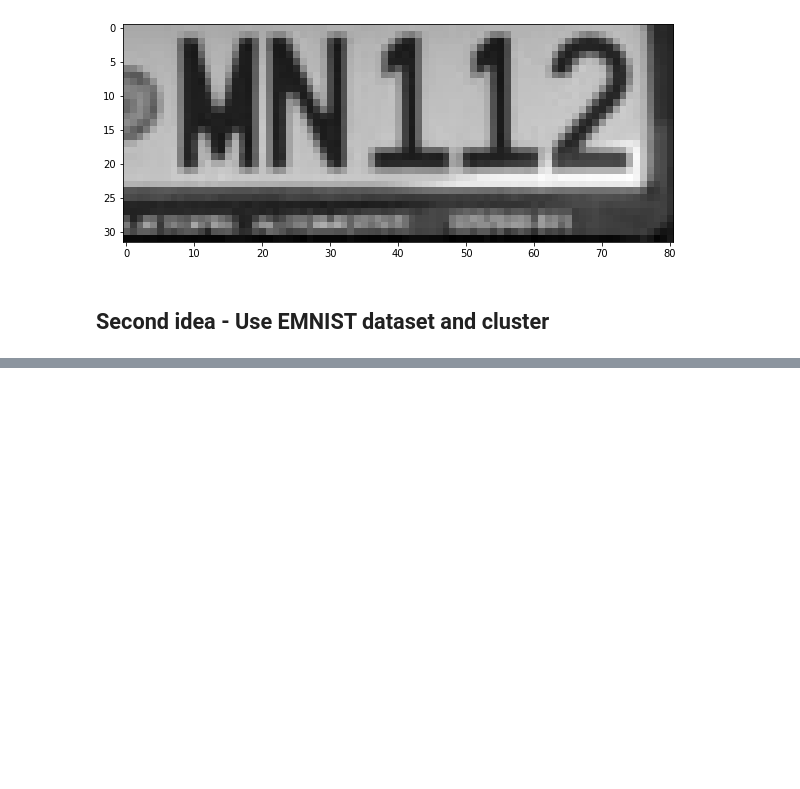
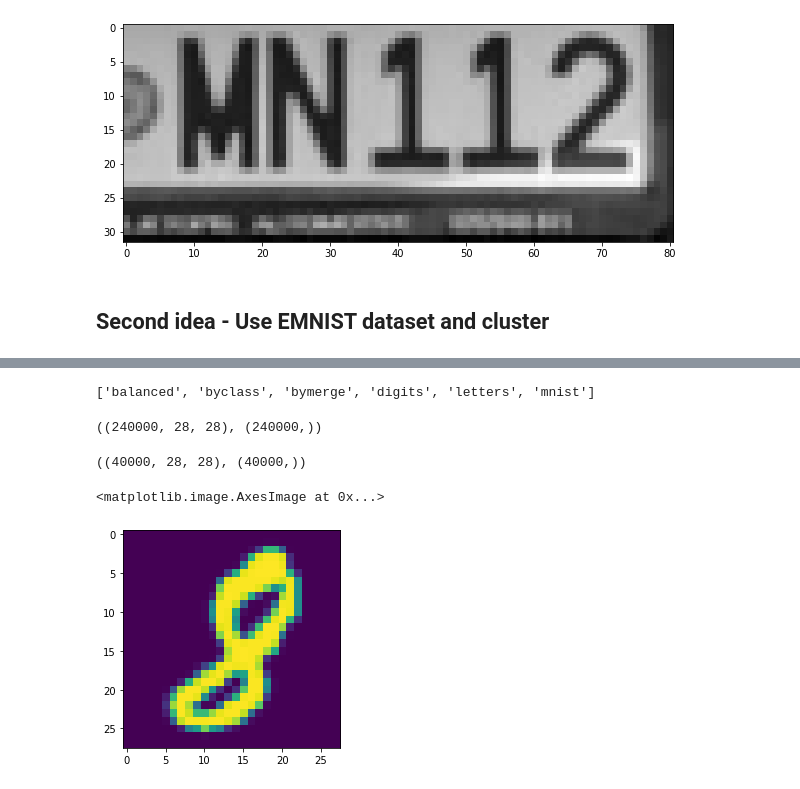
Before and after one commit to IararIV/mapsv-anpr, a Jupyter notebook: OCR.ipynb, the cells around one changed output, grey strips where cells are left out. Saved outputs shown, nothing was run; the diff lists cells and outputs as text; code cells hidden in the pictures; blank space fills up the shorter version.

```diff
--- a/OCR.ipynb
+++ b/OCR.ipynb
@@ -199,0 +278,27 @@ for char_image in character_image_list:
+# %%
+from emnist import list_datasets
+list_datasets()
+# %% [output]
+['balanced', 'byclass', 'bymerge', 'digits', 'letters', 'mnist']
+# %%
+from emnist import extract_training_samples
+
+x_train, y_train = extract_training_samples('digits')
+x_train.shape, y_train.shape
+# %% [output]
+((240000, 28, 28), (240000,))
+# %%
+from emnist import extract_test_samples
+
+x_test, y_test = extract_test_samples('digits')
+x_test.shape, y_test.shape
+# %% [output]
+((40000, 28, 28), (40000,))
+# %%
+x_train = normalize(x_train)
+x_test = normalize(x_test)
+# %%
+plt.imshow(x_train[0])
+# %% [output]
+<matplotlib.image.AxesImage at 0x...>
+[figure, added]
```
Also changed, not shown: parts of 25 cells of this notebook, 56 other files.
